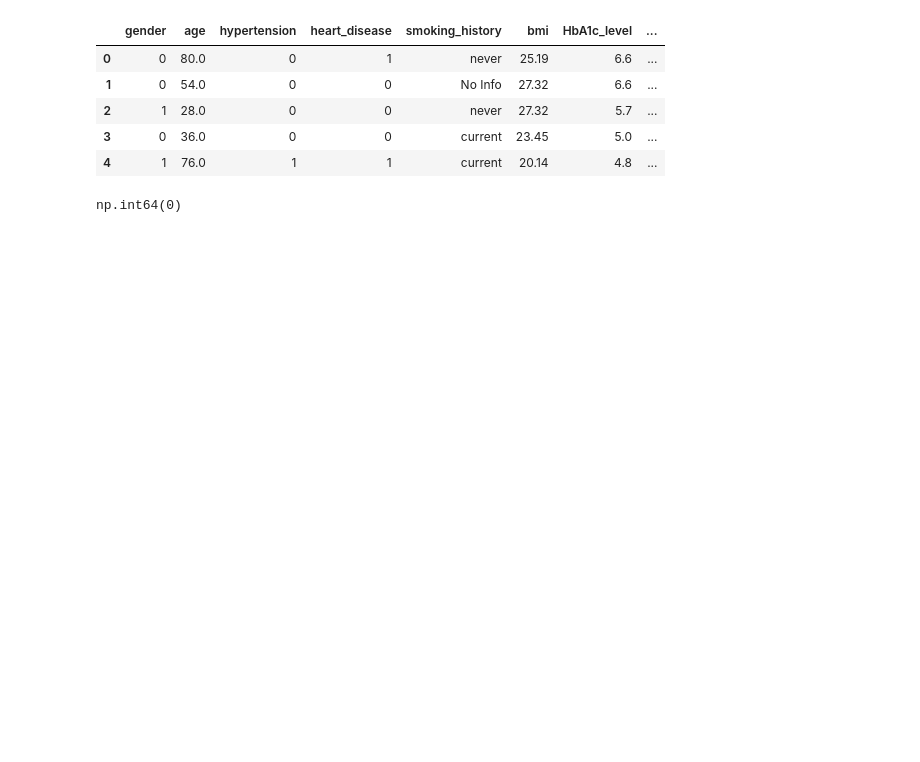
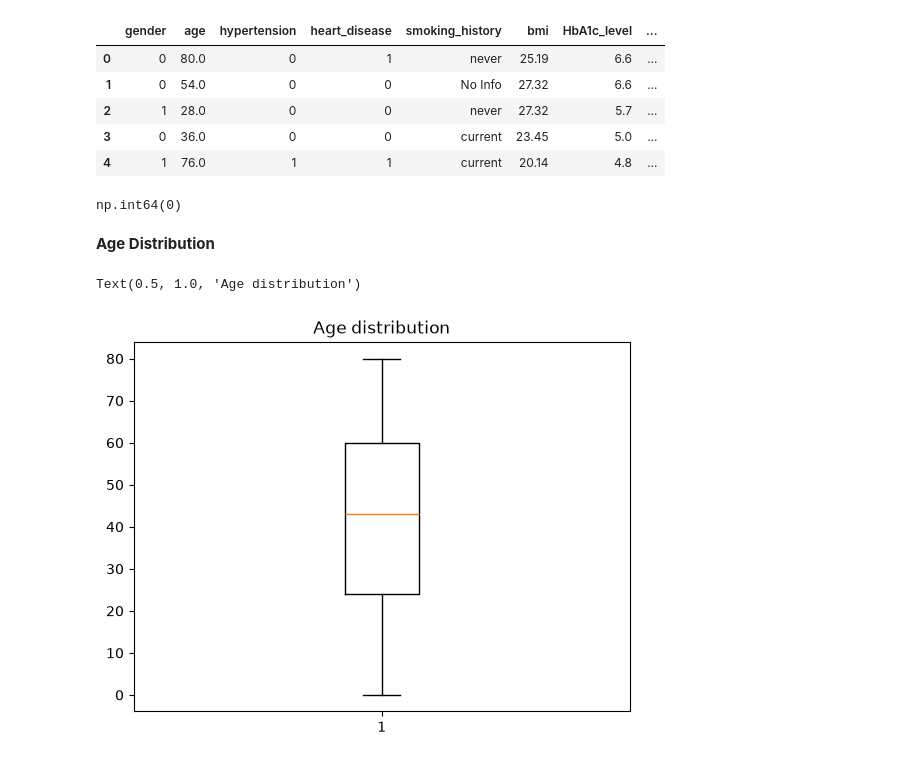
Before and after one commit to DomonkosKenesi/Diabetes_Prediction, a Jupyter notebook: main.ipynb, the cells around one changed output. Saved outputs shown, nothing was run; the diff lists cells and outputs as text; code cells hidden in the pictures; blank space fills up the shorter version.

```diff
--- a/main.ipynb
+++ b/main.ipynb
@@ -95,3 +94,11 @@ df.head()
 df["gender"].isna().sum()
 # %% [output]
 np.int64(0)
+# %% [markdown]
+**Age Distribution**
+# %%
+plt.boxplot(df["age"])
+plt.title("Age distribution")
+# %% [output]
+Text(0.5, 1.0, 'Age distribution')
+[figure, added]
```
Also changed, not shown: parts of 10 cells of this notebook.
